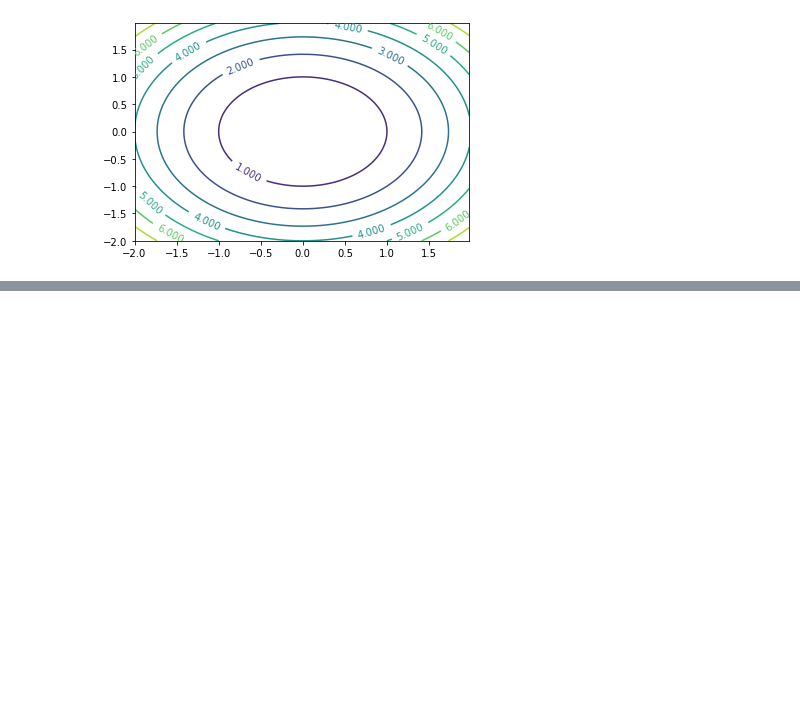
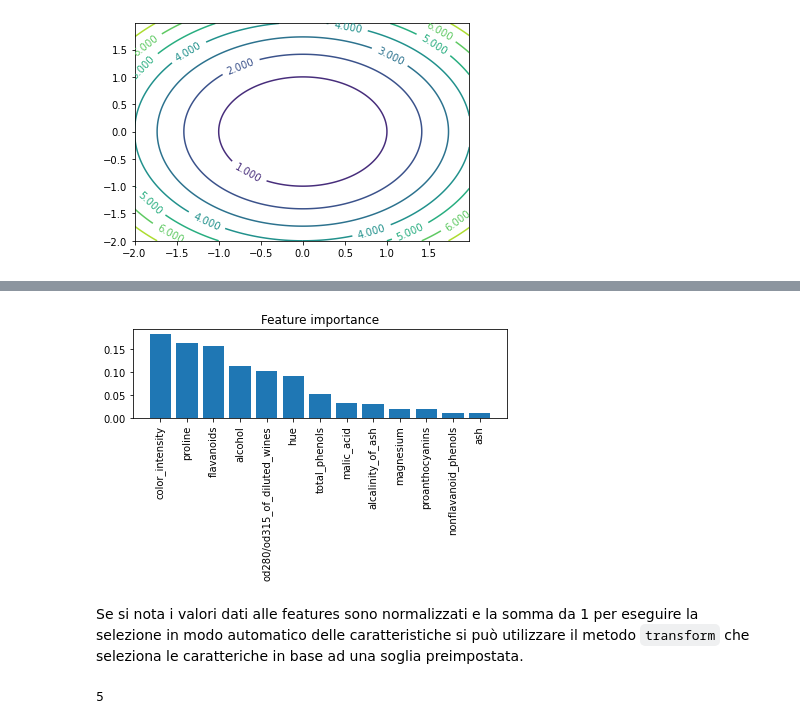
Before and after one commit to fdalforno/basic_course, a Jupyter notebook: 06 - Preelaborazione.ipynb, the cells around one changed output, grey strips where cells are left out. Cells and saved outputs as stored; diff of their text form; code cells hidden in the pictures; blank space fills up the shorter version.

```diff
--- a/06 - Preelaborazione.ipynb
+++ b/06 - Preelaborazione.ipynb
@@ -452,0 +567,12 @@ plt.clabel(CS, inline=1, fontsize=10)
+# %%
+from sklearn.feature_selection import SequentialFeatureSelector
+from sklearn.neighbors import KNeighborsClassifier
+
+knn = KNeighborsClassifier(n_neighbors=2)
+sfs = SequentialFeatureSelector(knn, n_features_to_select=5)
+sfs.fit(X_train,y_train)
+
+feature_names = wine.feature_names
+for i,data in enumerate(sfs.get_support()):
+    if data:
+        print(feature_names[i])
@@ -452,0 +585,3 @@ plt.clabel(CS, inline=1, fontsize=10)
+# %%
+knn.fit(X_train,y_train)
+print("Accuracy test dataset: {0:.2f}".format(knn.score(X_test,y_test)))
@@ -452,0 +590,3 @@ plt.clabel(CS, inline=1, fontsize=10)
+# %%
+knn.fit(X_train[:,sfs.get_support()],y_train)
+print("Accuracy test dataset: {0:.2f}".format(knn.score(X_test[:,sfs.get_support()],y_test)))
@@ -452,0 +603,13 @@ plt.clabel(CS, inline=1, fontsize=10)
+# %%
+from sklearn.ensemble import RandomForestClassifier
+
+
+
+forest = RandomForestClassifier(n_estimators = 500)
+forest.fit(X_train,y_train)
+
+importances = forest.feature_importances_
+indexes = np.argsort(importances)[::-1]
+
+for i,f in enumerate(indexes):
+    print("{0:2} {1:30} {2:.2f}".format(i+1,wine.feature_names[f],importances[f]))
@@ -452,0 +630,19 @@ plt.clabel(CS, inline=1, fontsize=10)
+# %%
+plt.title('Feature importance')
+plt.bar(range(len(indexes)),importances[indexes])
+plt.xticks(range(len(indexes)),df_wine.columns[indexes],rotation=90)
+
+plt.tight_layout()
+# %% [output]
+[figure, added]
+# %% [markdown]
+Se si nota i valori dati alle features sono normalizzati e la somma da 1 per eseguire la selezione in modo automatico delle caratteristiche si può utilizzare il metodo ``transform`` che seleziona le caratteriche in base ad una soglia preimpostata.
+# %%
+from sklearn.feature_selection import SelectFromModel
+
+
+sfm = SelectFromModel(forest,threshold = 0.1,prefit = True)
+X_selected = sfm.transform(X_train)
+X_selected.shape[1]
+# %% [output]
+5
```
Also changed, not shown: parts of 19 cells of this notebook, 3 other files.
